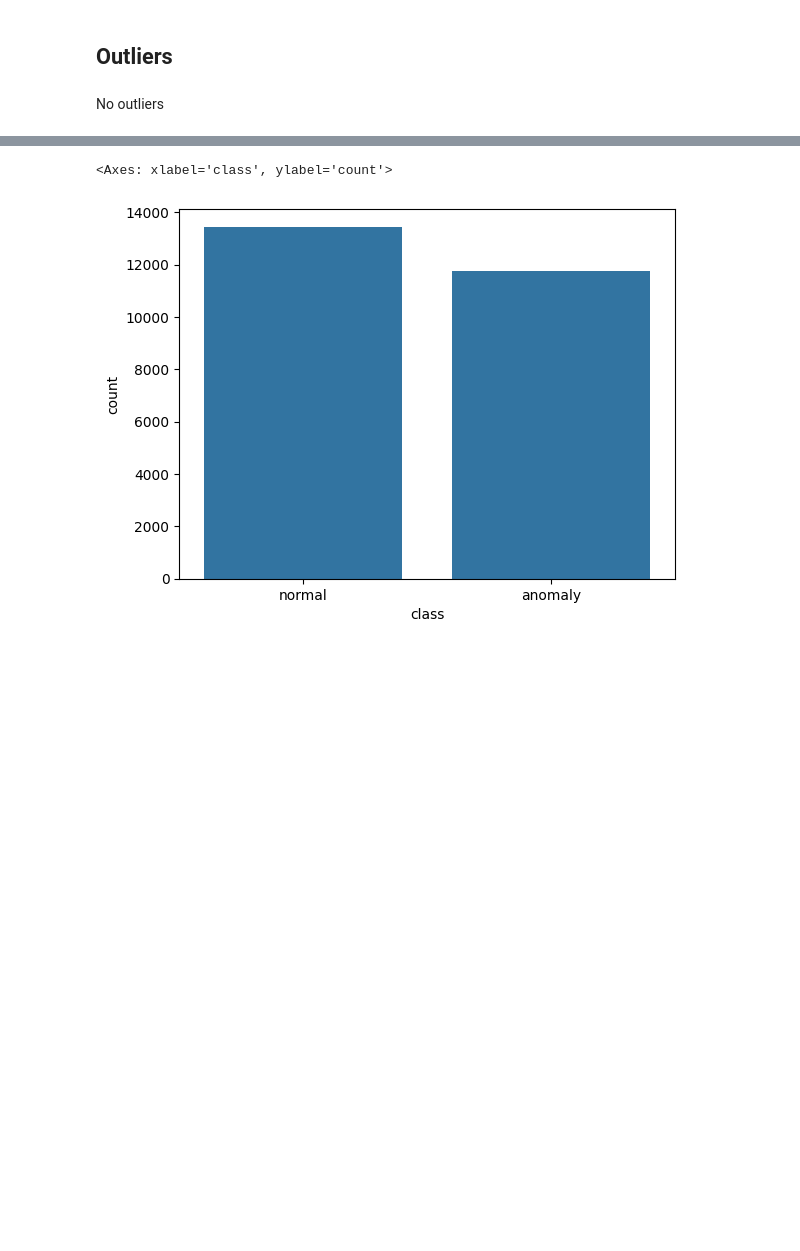
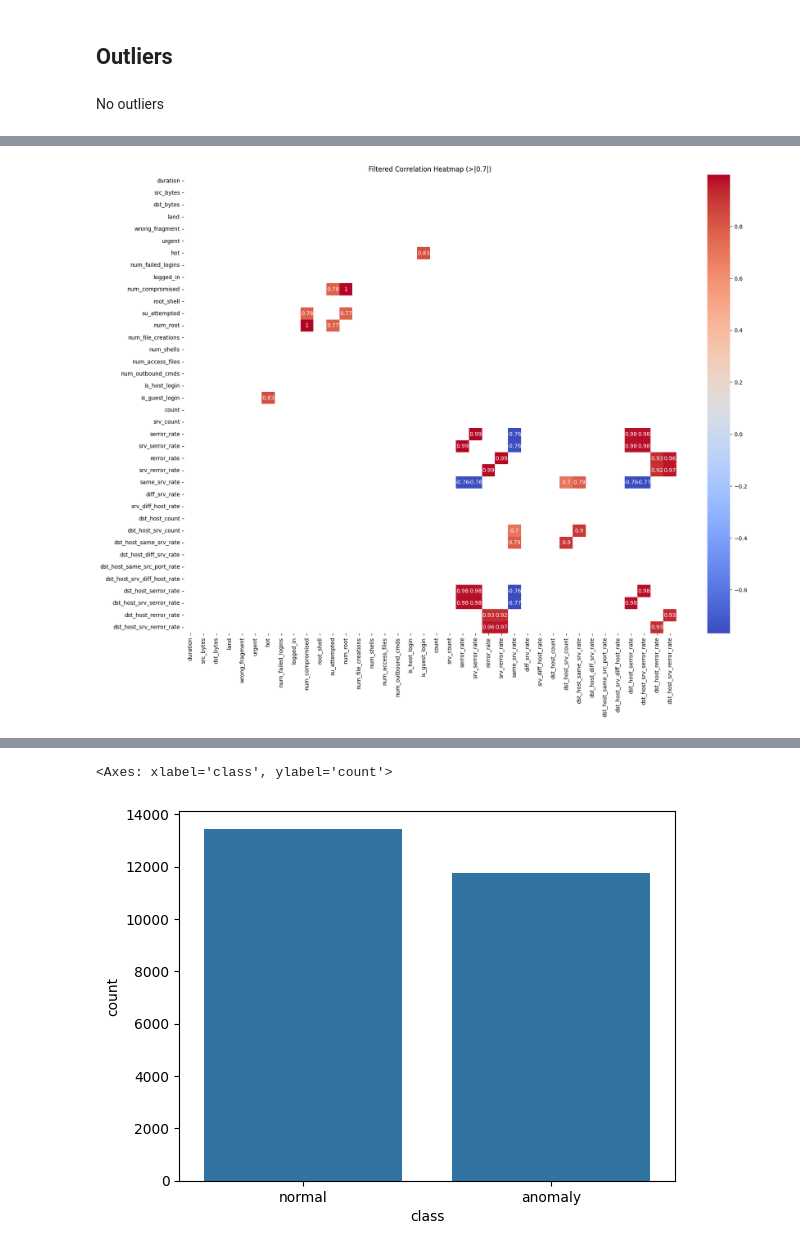
Before and after one commit to ash322ash422/tut_ml, a Jupyter notebook: project_Network_Intrusion_Detection-Military/src/99-6-accuracy-network-intrusion-detection.ipynb, the cells around one changed output, grey strips where cells are left out. Saved outputs shown, nothing was run; the diff lists cells and outputs as text; code cells hidden in the pictures; blank space fills up the shorter version.

```diff
--- a/project_Network_Intrusion_Detection-Military/src/99-6-accuracy-network-intrusion-detection.ipynb
+++ b/project_Network_Intrusion_Detection-Military/src/99-6-accuracy-network-intrusion-detection.ipynb
@@ -324,6 +309,10 @@ Great! No duplicates
 # %% [markdown]
 No outliers
 # %%
+# STEP1: Lets draw heatmap...this would prove to be not very helpful because of large number of columns
+corr = train.select_dtypes(include='number').corr()
+print(corr)
+
 plt.figure(figsize=(40, 30))
-sns.heatmap(train.select_dtypes(include='number').corr(), annot=True)
+sns.heatmap(corr, annot=True)
 # %% [output]
@@ -331 +337,13 @@ sns.heatmap(train.select_dtypes(include='number').corr(), annot=True)
 [figure]
+# %%
+# STEP2: STYLE1: Plot only the strongest correlations (e.g., > 0.7 or < -0.7)
+threshold = 0.7
+filtered_corr = corr[((corr > threshold) | (corr < -threshold)) & (corr != 1.0)]
+
+plt.figure(figsize=(20, 15))
+sns.heatmap(filtered_corr, annot=True, cmap='coolwarm')
+plt.title('Filtered Correlation Heatmap (>|0.7|)')
+plt.show()
+# Between the 2 strongly correlated features we can remove one and keep the other feature
+# %% [output]
+[figure, added]
```
Also changed, not shown: parts of 17 cells of this notebook, 8 other files.
